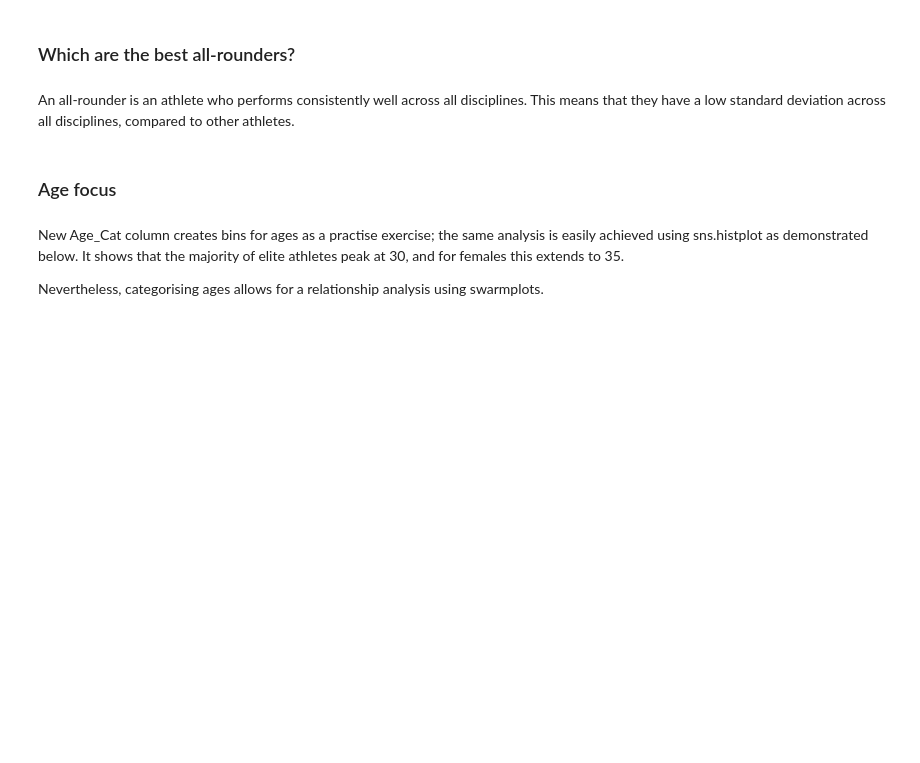
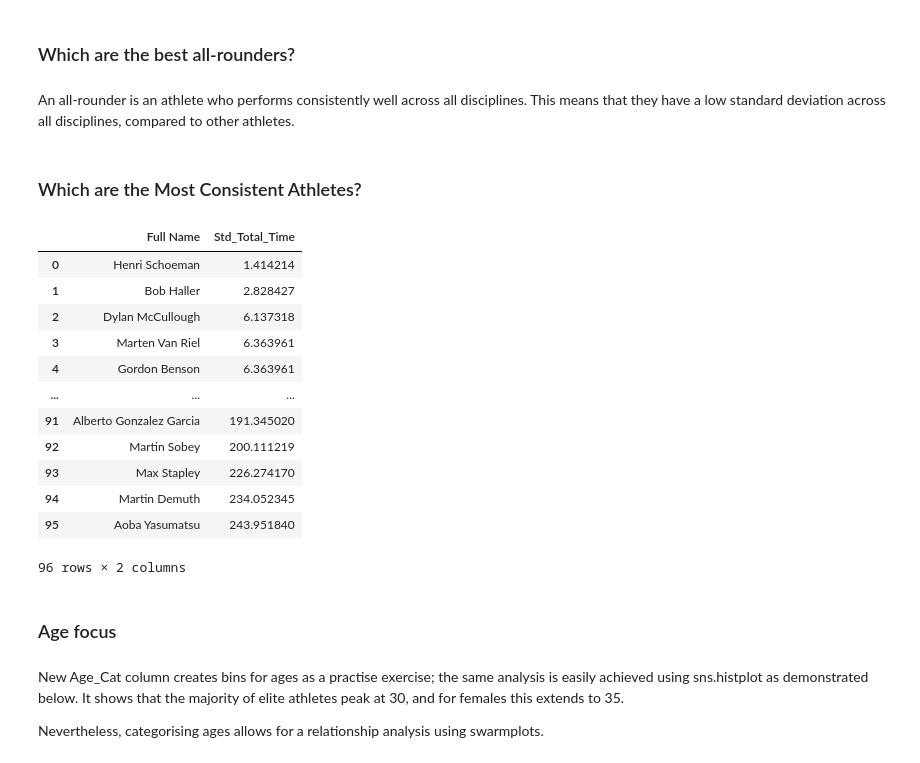
Before and after one commit to ndjo-byte/Sprint_Triathlon_EDA, a Jupyter notebook: exploration/analysis.ipynb, the cells around one changed output. Drawn from its saved outputs; the diff is of its cells as text; code cells hidden in the pictures; blank space fills up the shorter version.

Commit message:
most consistent athlete analysis

```diff
--- a/exploration/analysis.ipynb
+++ b/exploration/analysis.ipynb
@@ -439,6 +439,34 @@ fig.show()
 ### Which are the best all-rounders?
 # %% [markdown]
 An all-rounder is an athlete who performs consistently well across all disciplines. This means that they have a low standard deviation across all disciplines, compared to other athletes.
+# %% [markdown]
+### Which are the Most Consistent Athletes?
+# %%
+# Define a custom function to combine columns
+def combine_names(row):
+    return str(row['First Name']) + ' ' + row['Last Name']
+
+# Apply the custom function to create a new column 'Combined'
+df['Full Name'] = df.apply(combine_names, axis=1)
+# %%
+various_appearances = df['Full Name'].value_counts()
+various_appearances = various_appearances[various_appearances > 1].reset_index()
+# %%
+df[(df['Gender']=='Male')&(df['Full Name'].isin(various_appearances['Full Name']))].groupby(['Full Name'])['Total_Time'].std().sort_values(ascending=True).reset_index().rename(columns={'Total_Time':'Std_Total_Time'})
+# %% [output]
+|  | Full Name | Std_Total_Time |
+| 0 | Henri Schoeman | 1.414214 |
+| 1 | Bob Haller | 2.828427 |
+| 2 | Dylan McCullough | 6.137318 |
+| 3 | Marten Van Riel | 6.363961 |
+| 4 | Gordon Benson | 6.363961 |
+| ... | ... | ... |
+| 91 | Alberto Gonzalez Garcia | 191.345020 |
+| 92 | Martin Sobey | 200.111219 |
+| 93 | Max Stapley | 226.274170 |
+| 94 | Martin Demuth | 234.052345 |
+| 95 | Aoba Yasumatsu | 243.951840 |
+96 rows × 2 columns
 # %% [markdown]
 ### Age focus
 # %% [markdown]
```
Also changed, not shown: parts of 1 cell of this notebook.
